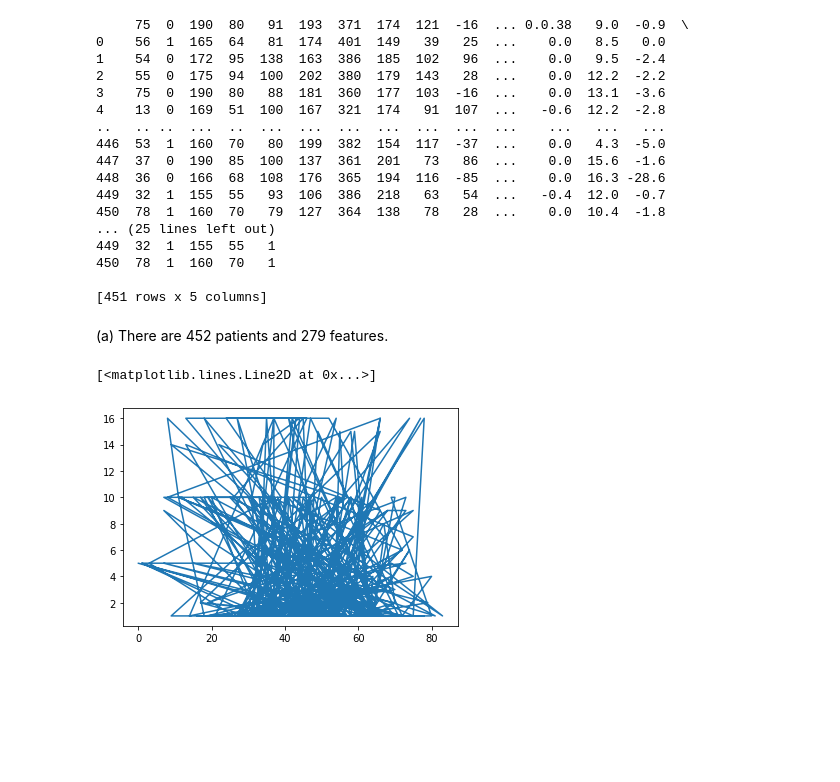
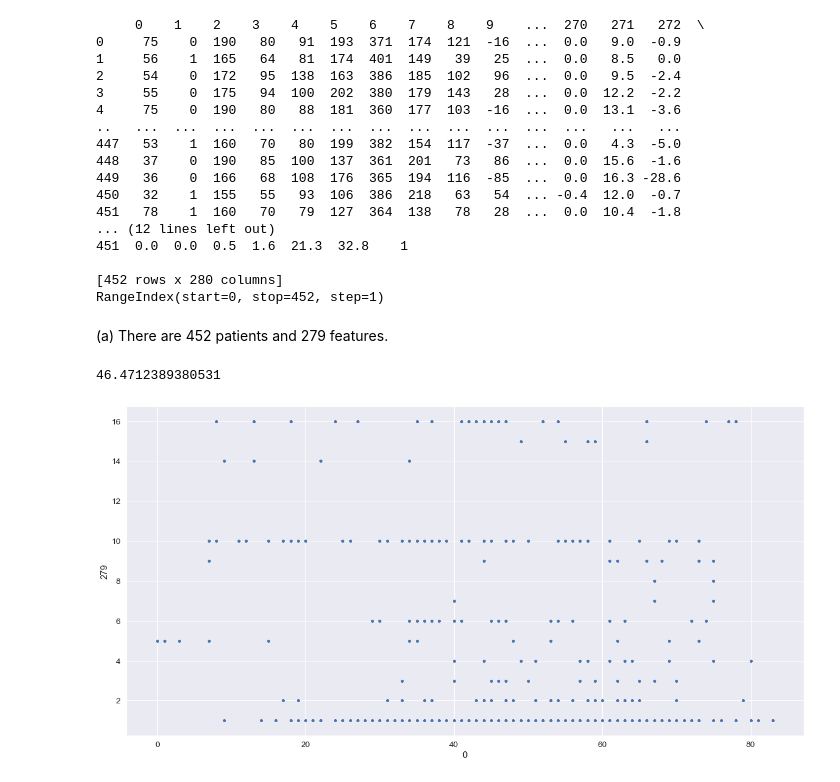
Before and after one commit to aannestrand/DSLabRats, a Jupyter notebook: Lab1/Problem5.ipynb, the cells around one changed output. Cells and saved outputs as stored; diff of their text form; code cells hidden in the pictures; blank space fills up the shorter version.

```diff
--- a/Lab1/Problem5.ipynb
+++ b/Lab1/Problem5.ipynb
@@ -2,35 +2,40 @@
 import numpy as np
 import pandas as pd
 from matplotlib import pyplot as plt
+import seaborn as sns
 
+feature_labels = np.arange(280)
+row_labels = np.arange(452)
 
 # Import PatientData.csv with Pandas and show the data
-data = pd.read_csv('PatientData.csv')
+data = pd.read_csv('PatientData.csv', names=feature_labels, index_col=False)
 
 print(data)
-print(data[["75", "0", "190", "80", "8"]])
+print(data.index)
 # %% [output]
-     75  0  190  80   91  193  371  174  121  -16  ... 0.0.38   9.0  -0.9  \
-0    56  1  165  64   81  174  401  149   39   25  ...    0.0   8.5   0.0
-1    54  0  172  95  138  163  386  185  102   96  ...    0.0   9.5  -2.4
-2    55  0  175  94  100  202  380  179  143   28  ...    0.0  12.2  -2.2
-3    75  0  190  80   88  181  360  177  103  -16  ...    0.0  13.1  -3.6
-4    13  0  169  51  100  167  321  174   91  107  ...   -0.6  12.2  -2.8
-..   .. ..  ...  ..  ...  ...  ...  ...  ...  ...  ...    ...   ...   ...
-446  53  1  160  70   80  199  382  154  117  -37  ...    0.0   4.3  -5.0
-447  37  0  190  85  100  137  361  201   73   86  ...    0.0  15.6  -1.6
-448  36  0  166  68  108  176  365  194  116  -85  ...    0.0  16.3 -28.6
-449  32  1  155  55   93  106  386  218   63   54  ...   -0.4  12.0  -0.7
-450  78  1  160  70   79  127  364  138   78   28  ...    0.0  10.4  -1.8
-... (25 lines left out)
-449  32  1  155  55   1
-450  78  1  160  70   1
+     0    1    2    3    4    5    6    7    8    9    ...  270   271   272  \
+0     75    0  190   80   91  193  371  174  121  -16  ...  0.0   9.0  -0.9
+1     56    1  165   64   81  174  401  149   39   25  ...  0.0   8.5   0.0
+2     54    0  172   95  138  163  386  185  102   96  ...  0.0   9.5  -2.4
+3     55    0  175   94  100  202  380  179  143   28  ...  0.0  12.2  -2.2
+4     75    0  190   80   88  181  360  177  103  -16  ...  0.0  13.1  -3.6
+..   ...  ...  ...  ...  ...  ...  ...  ...  ...  ...  ...  ...   ...   ...
+447   53    1  160   70   80  199  382  154  117  -37  ...  0.0   4.3  -5.0
+448   37    0  190   85  100  137  361  201   73   86  ...  0.0  15.6  -1.6
+449   36    0  166   68  108  176  365  194  116  -85  ...  0.0  16.3 -28.6
+450   32    1  155   55   93  106  386  218   63   54  ... -0.4  12.0  -0.7
+451   78    1  160   70   79  127  364  138   78   28  ...  0.0  10.4  -1.8
+... (12 lines left out)
+451  0.0  0.0  0.5  1.6  21.3  32.8    1
 
-[451 rows x 5 columns]
+[452 rows x 280 columns]
+RangeIndex(start=0, stop=452, step=1)
 # %% [markdown]
 (a) There are 452 patients and 279 features.
-# %%
-plt.plot(data["75"], data["8"])
-# %% [output]
-[<matplotlib.lines.Line2D at 0x...>]
-[figure, removed]
+# %%
+fig, ax = plt.subplots(figsize=(20,10))
+sns.scatterplot(data[0], data[279])
+np.mean(data[0])
+# %% [output]
+46.4712389380531
+[figure, added]
```
Also changed, not shown: parts of 11 cells of this notebook, 1 other file.
